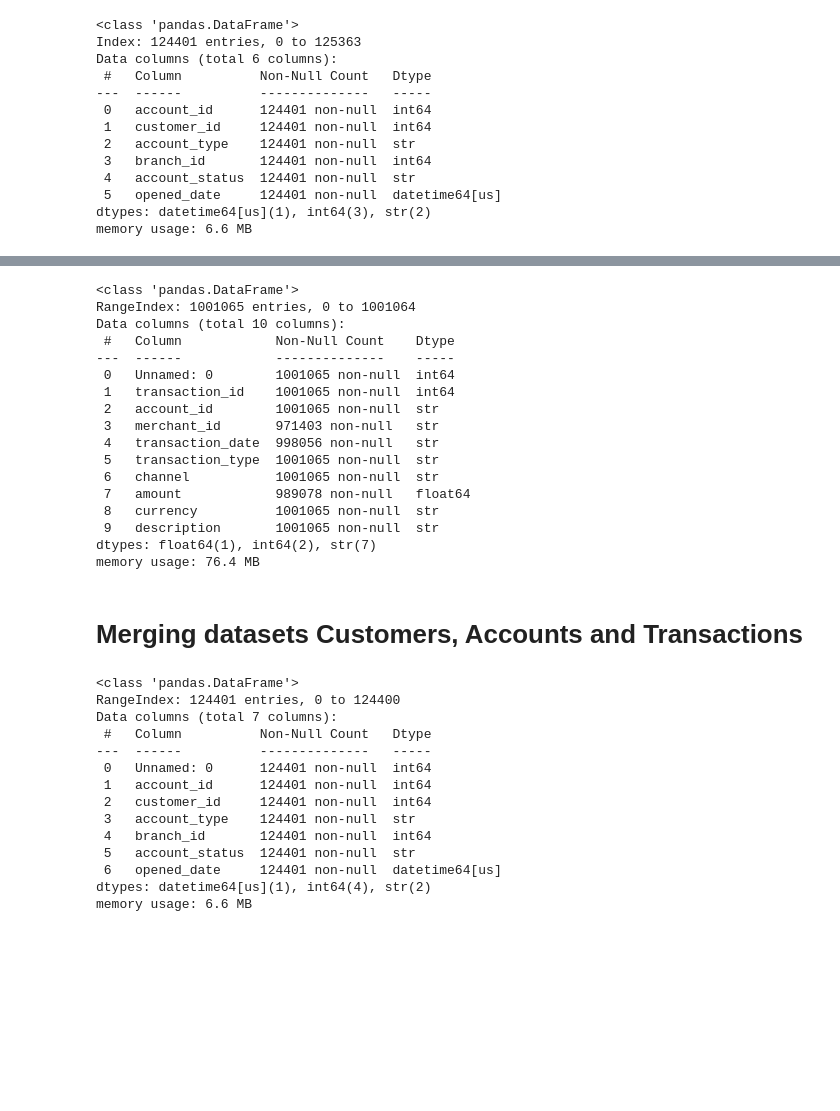
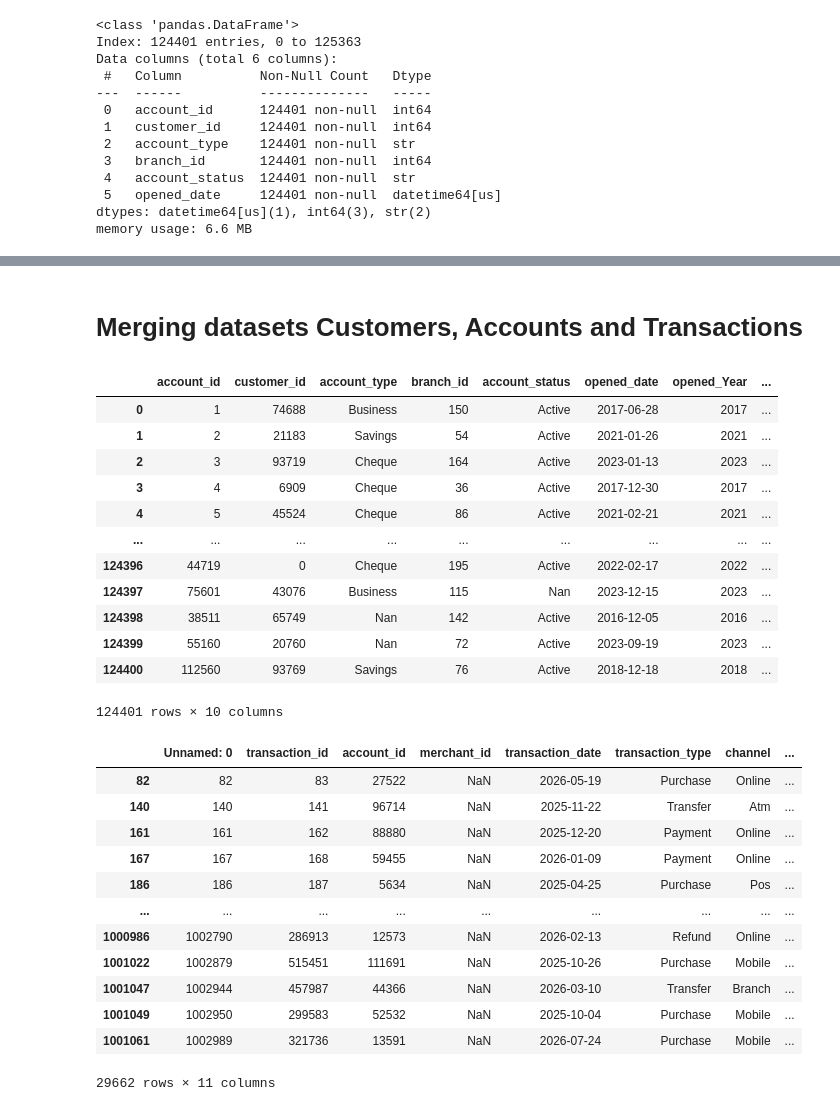
Before and after one commit to akonamajongile-a11y/bankguard, a Jupyter notebook: CleaningCustomers.ipynb, the cells around one changed output, grey strips where cells are left out. Cells and saved outputs as stored; diff of their text form; code cells hidden in the pictures; blank space fills up the shorter version.

```diff
--- a/CleaningCustomers.ipynb
+++ b/CleaningCustomers.ipynb
@@ -829,23 +601,3 @@ transactions = pd.read_csv("data/processed/transactions_clean.csv")
-# %%
-transactions.info()
-# %% [output]
-<class 'pandas.DataFrame'>
-RangeIndex: 1001065 entries, 0 to 1001064
-Data columns (total 10 columns):
- #   Column            Non-Null Count    Dtype
----  ------            --------------    -----
- 0   Unnamed: 0        1001065 non-null  int64
- 1   transaction_id    1001065 non-null  int64
- 2   account_id        1001065 non-null  str
- 3   merchant_id       971403 non-null   str
- 4   transaction_date  998056 non-null   str
- 5   transaction_type  1001065 non-null  str
- 6   channel           1001065 non-null  str
- 7   amount            989078 non-null   float64
- 8   currency          1001065 non-null  str
- 9   description       1001065 non-null  str
-dtypes: float64(1), int64(2), str(7)
-memory usage: 76.4 MB
 # %% [markdown]
 # Merging datasets Customers, Accounts and Transactions
 # %%
@@ -854,19 +606,44 @@ accounts = pd.read_csv("data/processed/cleanedAccounts2.csv", parse_dates=['open
 transactions = pd.read_csv("data/processed/transactions_clean_final.csv", parse_dates=['transaction_date'])
 customers = pd.read_csv("data/processed/cleanedCustomers2.csv", parse_dates=['customer_since'])
 # %%
-accounts.info()
+# Extracts the year, month, day, and weekday from opened_date into separate columns.
+# accounts = accounts.assign(
+#     opened_Year=accounts['opened_date'].dt.year,
+#     opened_Month=accounts['opened_date'].dt.month,
+#     opened_Day=accounts['opened_date'].dt.day,
+#     opened_Weekday=accounts['opened_date'].dt.weekday
+# )
+
+# accounts
 # %% [output]
+|  | account_id | customer_id | account_type | branch_id | account_status | opened_date | opened_Year | ... |
+| 0 | 1 | 74688 | Business | 150 | Active | 2017-06-28 | 2017 | ... |
+| 1 | 2 | 21183 | Savings | 54 | Active | 2021-01-26 | 2021 | ... |
+| 2 | 3 | 93719 | Cheque | 164 | Active | 2023-01-13 | 2023 | ... |
+| 3 | 4 | 6909 | Cheque | 36 | Active | 2017-12-30 | 2017 | ... |
+| 4 | 5 | 45524 | Cheque | 86 | Active | 2021-02-21 | 2021 | ... |
+| ... | ... | ... | ... | ... | ... | ... | ... | ... |
+| 124396 | 44719 | 0 | Cheque | 195 | Active | 2022-02-17 | 2022 | ... |
+| 124397 | 75601 | 43076 | Business | 115 | Nan | 2023-12-15 | 2023 | ... |
+| 124398 | 38511 | 65749 | Nan | 142 | Active | 2016-12-05 | 2016 | ... |
+| 124399 | 55160 | 20760 | Nan | 72 | Active | 2023-09-19 | 2023 | ... |
+| 124400 | 112560 | 93769 | Savings | 76 | Active | 2018-12-18 | 2018 | ... |
-<class 'pandas.DataFrame'>
-RangeIndex: 124401 entries, 0 to 124400
-Data columns (total 7 columns):
- #   Column          Non-Null Count   Dtype
----  ------          --------------   -----
- 0   Unnamed: 0      124401 non-null  int64
- 1   account_id      124401 non-null  int64
- 2   customer_id     124401 non-null  int64
- 3   account_type    124401 non-null  str
- 4   branch_id       124401 non-null  int64
- 5   account_status  124401 non-null  str
- 6   opened_date     124401 non-null  datetime64[us]
-dtypes: datetime64[us](1), int64(4), str(2)
-memory usage: 6.6 MB
+124401 rows × 10 columns
+# %%
+#Displaying transaction rows with null 'merchant_id'
+
+transactions[transactions['merchant_id'].isna()]
+# %% [output]
+|  | Unnamed: 0 | transaction_id | account_id | merchant_id | transaction_date | transaction_type | channel | ... |
+| 82 | 82 | 83 | 27522 | NaN | 2026-05-19 | Purchase | Online | ... |
+| 140 | 140 | 141 | 96714 | NaN | 2025-11-22 | Transfer | Atm | ... |
+| 161 | 161 | 162 | 88880 | NaN | 2025-12-20 | Payment | Online | ... |
+| 167 | 167 | 168 | 59455 | NaN | 2026-01-09 | Payment | Online | ... |
+| 186 | 186 | 187 | 5634 | NaN | 2025-04-25 | Purchase | Pos | ... |
+| ... | ... | ... | ... | ... | ... | ... | ... | ... |
+| 1000986 | 1002790 | 286913 | 12573 | NaN | 2026-02-13 | Refund | Online | ... |
+| 1001022 | 1002879 | 515451 | 111691 | NaN | 2025-10-26 | Purchase | Mobile | ... |
+| 1001047 | 1002944 | 457987 | 44366 | NaN | 2026-03-10 | Transfer | Branch | ... |
+| 1001049 | 1002950 | 299583 | 52532 | NaN | 2025-10-04 | Purchase | Mobile | ... |
+| 1001061 | 1002989 | 321736 | 13591 | NaN | 2026-07-24 | Purchase | Mobile | ... |
+29662 rows × 11 columns
```
Also changed, not shown: parts of 30 cells of this notebook, 4 other files.
